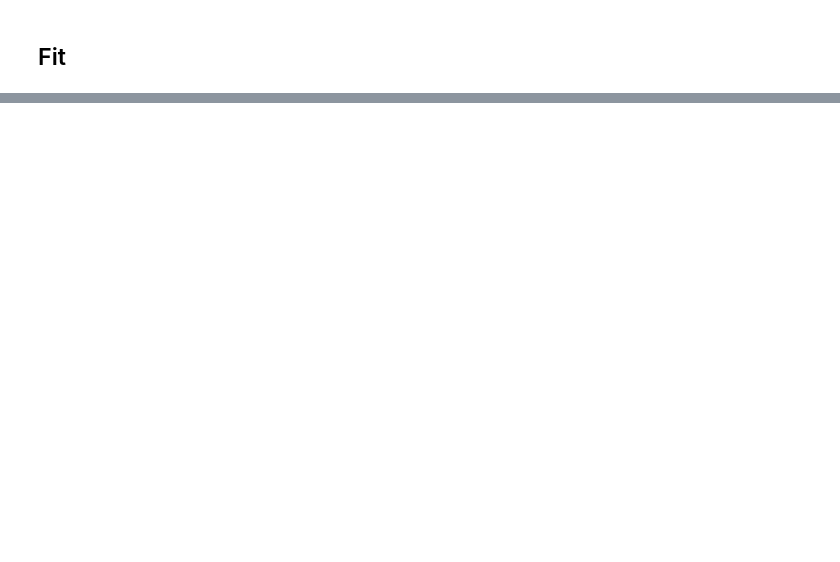
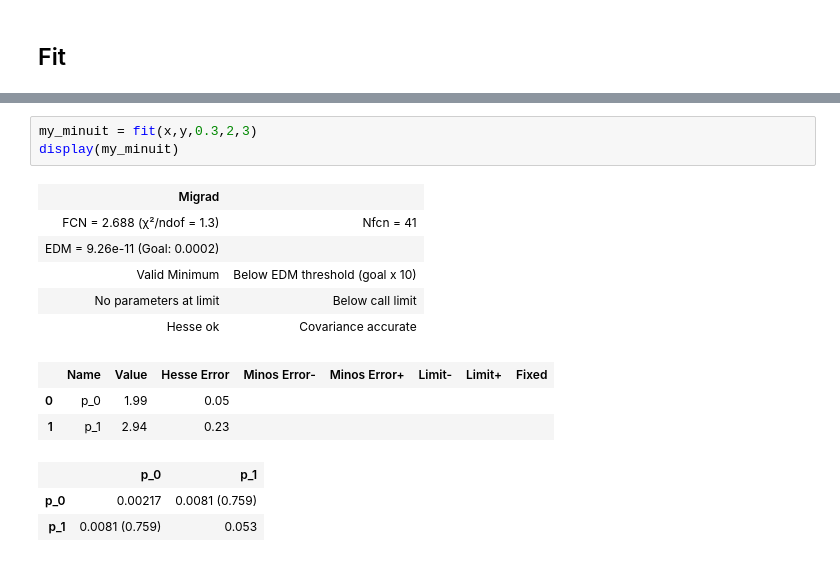
Before and after one commit to Yehan-Edirisinghe/Labo_cal, a Jupyter notebook: temi_esame/---07-2023/esame.ipynb, the cells around one changed output, grey strips where cells are left out. Cells and saved outputs as stored; diff of their text form; blank space fills up the shorter version.

```diff
--- a/temi_esame/---07-2023/esame.ipynb
+++ b/temi_esame/---07-2023/esame.ipynb
@@ -39,0 +41,16 @@ plt.show()
+# %%
+my_minuit = fit(x,y,0.3,2,3)
+display(my_minuit)
+# %% [output]
+| Migrad |  |
+| FCN = 2.688 (χ²/ndof = 1.3) | Nfcn = 41 |
+| EDM = 9.26e-11 (Goal: 0.0002) |  |
+| Valid Minimum | Below EDM threshold (goal x 10) |
+| No parameters at limit | Below call limit |
+| Hesse ok | Covariance accurate |
+|  | Name | Value | Hesse Error | Minos Error- | Minos Error+ | Limit- | Limit+ | Fixed |
+| 0 | p_0 | 1.99 | 0.05 |  |  |  |  |  |
+| 1 | p_1 | 2.94 | 0.23 |  |  |  |  |  |
+|  | p_0 | p_1 |
+| p_0 | 0.00217 | 0.0081 (0.759) |
+| p_1 | 0.0081 (0.759) | 0.053 |
```
Also changed, not shown: parts of 11 cells of this notebook, 3 other files.
